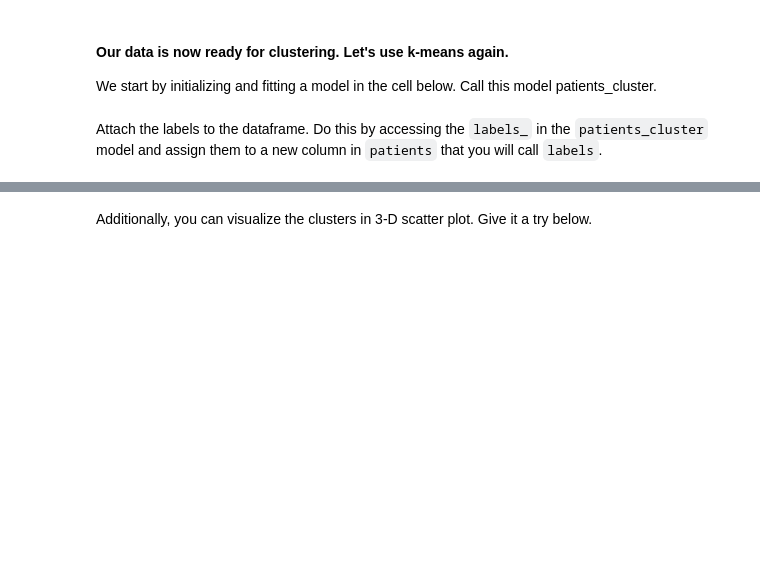
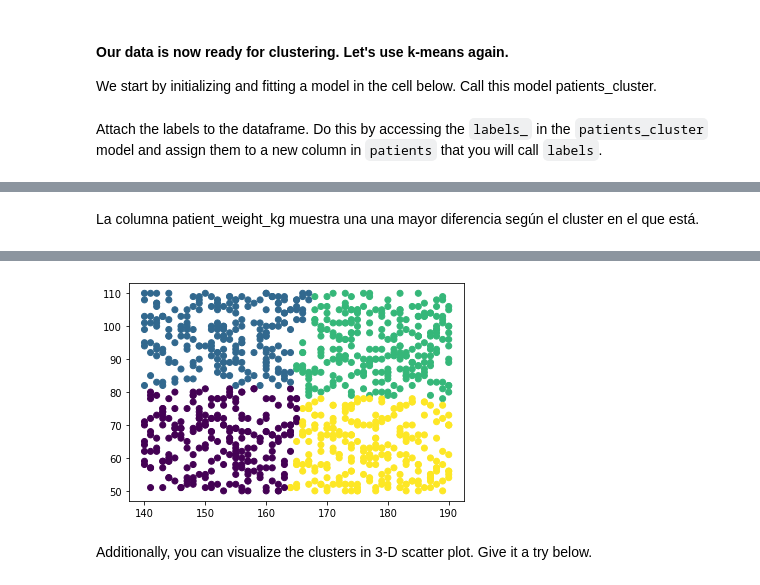
Before and after one commit to ironhack-datalabs/datamad0619, a Jupyter notebook: module-3/lab-sklearn-and-unsupervised-learning/your-code/main.ipynb, the cells around one changed output, grey strips where cells are left out. Cells and saved outputs as stored; diff of their text form; code cells hidden in the pictures; blank space fills up the shorter version.

```diff
--- a/module-3/lab-sklearn-and-unsupervised-learning/your-code/main.ipynb
+++ b/module-3/lab-sklearn-and-unsupervised-learning/your-code/main.ipynb
@@ -360,3 +436,5 @@ An interesting observation is that all patients are no older than 2 years. Howev
+# %%
+patients = patients.drop(columns=['patient_dob', 'appointment_date'])
 # %% [markdown]
 #### Our data is now ready for clustering. Let's use k-means again.
 
@@ -366,2 +442,4 @@ We start by initializing and fitting a model in the cell below. Call this model
+# %%
+kmeans = KMeans(n_clusters = 4).fit(patients)
 # %% [markdown]
 Attach the labels to the dataframe. Do this by accessing the `labels_` in the `patients_cluster` model and assign them to a new column in `patients` that you will call `labels`.
@@ -369,0 +446,2 @@ Attach the labels to the dataframe. Do this by accessing the `labels_` in the `p
+# %%
+patients['labels'] = kmeans.labels_
@@ -380,3 +463,5 @@ Additionally, add a comment to describe which columns have the largest differenc
+# %% [markdown]
+La columna patient_weight_kg muestra una una mayor diferencia según el cluster en el que está.
 # %% [markdown]
 # Bonus Challenge: Visualize K-Means Clusters
 
@@ -390,2 +475,9 @@ If the scatter plot does not make any sense to you, it means the features you ch
+# %%
+x = np.array(patients[["patient_height_sm","patient_weight_kg"]])
+y = np.array(patients['labels'])
+# %%
+plt.scatter(x[:, 0], x[:, 1], c=y);
+# %% [output]
+[figure, added]
 # %% [markdown]
 Additionally, you can visualize the clusters in 3-D scatter plot. Give it a try below.
```
Also changed, not shown: parts of 25 cells of this notebook.
